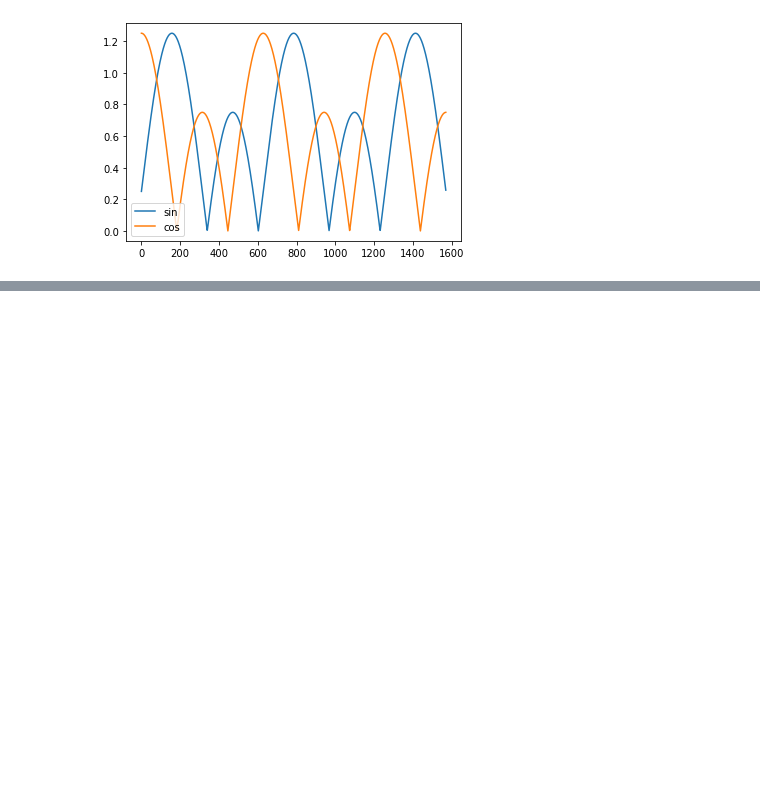
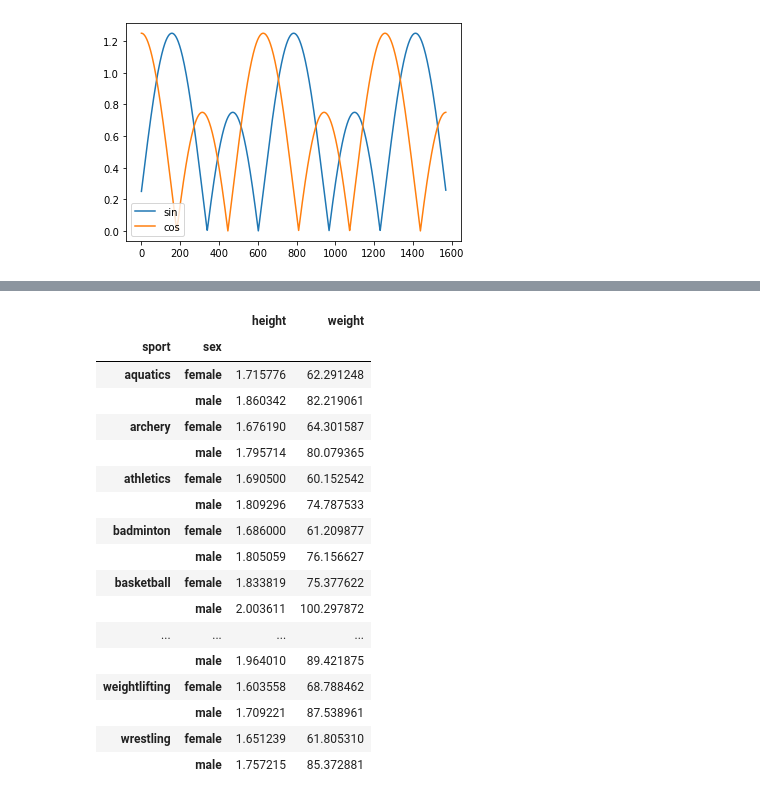
Before and after one commit to yaowenqiang/panda_playbook, a Jupyter notebook: notes.ipynb, the cells around one changed output, grey strips where cells are left out. Cells and saved outputs as stored; diff of their text form; code cells hidden in the pictures; blank space fills up the shorter version.

```diff
--- a/notes.ipynb
+++ b/notes.ipynb
@@ -2181,0 +2239,3 @@ df.applymap(somefunc).plot()
+# %%
+athletes = pd.read_csv('athletes.csv')
+athletes.info()
@@ -2181,0 +2319,4 @@ df.applymap(somefunc).plot()
+# %%
+athletes.loc[7521, ['gold','silver', 'bronze']] = 0
+# %%
+athletes[['gold', 'silver', 'bronze']] = athletes[['gold', 'silver', 'bronze']].astype('int')
@@ -2181,0 +2369,24 @@ df.applymap(somefunc).plot()
+# %%
+
+g = athletes.groupby(['sport', 'sex'])[['height', 'weight']]
+# %%
+g.mean()
+# %% [output]
+|  |  | height | weight |
+| sport | sex |  |  |
+| aquatics | female | 1.715776 | 62.291248 |
+|  | male | 1.860342 | 82.219061 |
+| archery | female | 1.676190 | 64.301587 |
+|  | male | 1.795714 | 80.079365 |
+| athletics | female | 1.690500 | 60.152542 |
+|  | male | 1.809296 | 74.787533 |
+| badminton | female | 1.686000 | 61.209877 |
+|  | male | 1.805059 | 76.156627 |
+| basketball | female | 1.833819 | 75.377622 |
+|  | male | 2.003611 | 100.297872 |
+| ... | ... | ... | ... |
+|  | male | 1.964010 | 89.421875 |
+| weightlifting | female | 1.603558 | 68.788462 |
+|  | male | 1.709221 | 87.538961 |
+| wrestling | female | 1.651239 | 61.805310 |
+|  | male | 1.757215 | 85.372881 |
```
Also changed, not shown: parts of 43 cells of this notebook, 4 other files.
